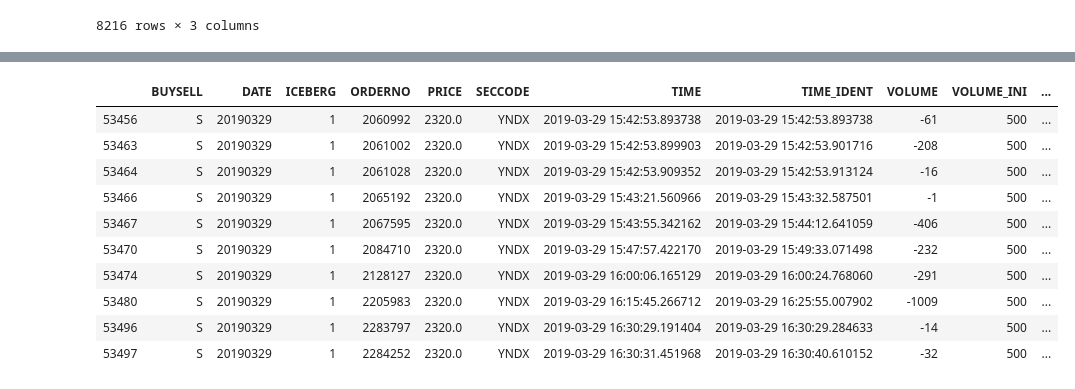
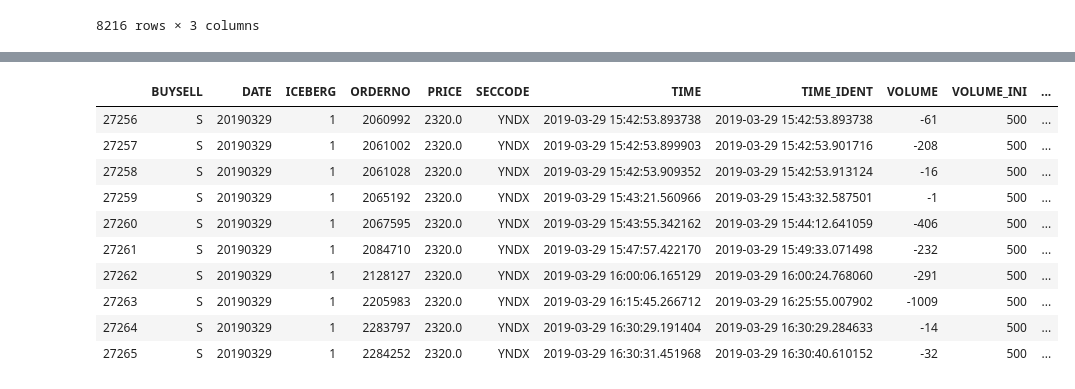
Before and after one commit to katya-luzina/master_thesis, a Jupyter notebook: определение цепочки айсберг-заявок .ipynb, the cells around one changed output, grey strips where cells are left out. Drawn from its saved outputs; the diff is of its cells as text; code cells hidden in the pictures.

```diff
--- a/определение цепочки айсберг-заявок .ipynb
+++ b/определение цепочки айсберг-заявок .ipynb
@@ -180,3 +181,0 @@ groups_1.ID[-2][4]
-# %%
-test = groups_1.ID[-2]
-len(test)
@@ -189,23 +274,23 @@ test[0]
 # %%
-iceberg_all.loc[(iceberg_all['ID']==test[0]) |
-                (iceberg_all['ID']==test[1]) |
-                (iceberg_all['ID']==test[2]) |
-                (iceberg_all['ID']==test[3]) |
-                (iceberg_all['ID']==test[4]) |
-                (iceberg_all['ID']==test[5]) |
-                (iceberg_all['ID']==test[6]) |
-                (iceberg_all['ID']==test[7]) |
-                (iceberg_all['ID']==test[8]) |
-                (iceberg_all['ID']==test[9])]
+a.loc[(a['ID']==test[0]) |
+      (a['ID']==test[1]) |
+      (a['ID']==test[2]) |
+      (a['ID']==test[3]) |
+      (a['ID']==test[4]) |
+      (a['ID']==test[5]) |
+      (a['ID']==test[6]) |
+      (a['ID']==test[7]) |
+      (a['ID']==test[8]) |
+      (a['ID']==test[9]) ]
 # %% [output]
 |  | BUYSELL | DATE | ICEBERG | ORDERNO | PRICE | SECCODE | TIME | TIME_IDENT | VOLUME | VOLUME_INI | ... |
-| 53456 | S | 20190329 | 1 | 2060992 | 2320.0 | YNDX | 2019-03-29 15:42:53.893738 | 2019-03-29 15:42:53.893738 | -61 | 500 | ... |
-| 53463 | S | 20190329 | 1 | 2061002 | 2320.0 | YNDX | 2019-03-29 15:42:53.899903 | 2019-03-29 15:42:53.901716 | -208 | 500 | ... |
-| 53464 | S | 20190329 | 1 | 2061028 | 2320.0 | YNDX | 2019-03-29 15:42:53.909352 | 2019-03-29 15:42:53.913124 | -16 | 500 | ... |
-| 53466 | S | 20190329 | 1 | 2065192 | 2320.0 | YNDX | 2019-03-29 15:43:21.560966 | 2019-03-29 15:43:32.587501 | -1 | 500 | ... |
-| 53467 | S | 20190329 | 1 | 2067595 | 2320.0 | YNDX | 2019-03-29 15:43:55.342162 | 2019-03-29 15:44:12.641059 | -406 | 500 | ... |
-| 53470 | S | 20190329 | 1 | 2084710 | 2320.0 | YNDX | 2019-03-29 15:47:57.422170 | 2019-03-29 15:49:33.071498 | -232 | 500 | ... |
-| 53474 | S | 20190329 | 1 | 2128127 | 2320.0 | YNDX | 2019-03-29 16:00:06.165129 | 2019-03-29 16:00:24.768060 | -291 | 500 | ... |
-| 53480 | S | 20190329 | 1 | 2205983 | 2320.0 | YNDX | 2019-03-29 16:15:45.266712 | 2019-03-29 16:25:55.007902 | -1009 | 500 | ... |
-| 53496 | S | 20190329 | 1 | 2283797 | 2320.0 | YNDX | 2019-03-29 16:30:29.191404 | 2019-03-29 16:30:29.284633 | -14 | 500 | ... |
-| 53497 | S | 20190329 | 1 | 2284252 | 2320.0 | YNDX | 2019-03-29 16:30:31.451968 | 2019-03-29 16:30:40.610152 | -32 | 500 | ... |
+| 27256 | S | 20190329 | 1 | 2060992 | 2320.0 | YNDX | 2019-03-29 15:42:53.893738 | 2019-03-29 15:42:53.893738 | -61 | 500 | ... |
+| 27257 | S | 20190329 | 1 | 2061002 | 2320.0 | YNDX | 2019-03-29 15:42:53.899903 | 2019-03-29 15:42:53.901716 | -208 | 500 | ... |
+| 27258 | S | 20190329 | 1 | 2061028 | 2320.0 | YNDX | 2019-03-29 15:42:53.909352 | 2019-03-29 15:42:53.913124 | -16 | 500 | ... |
+| 27259 | S | 20190329 | 1 | 2065192 | 2320.0 | YNDX | 2019-03-29 15:43:21.560966 | 2019-03-29 15:43:32.587501 | -1 | 500 | ... |
+| 27260 | S | 20190329 | 1 | 2067595 | 2320.0 | YNDX | 2019-03-29 15:43:55.342162 | 2019-03-29 15:44:12.641059 | -406 | 500 | ... |
+| 27261 | S | 20190329 | 1 | 2084710 | 2320.0 | YNDX | 2019-03-29 15:47:57.422170 | 2019-03-29 15:49:33.071498 | -232 | 500 | ... |
+| 27262 | S | 20190329 | 1 | 2128127 | 2320.0 | YNDX | 2019-03-29 16:00:06.165129 | 2019-03-29 16:00:24.768060 | -291 | 500 | ... |
+| 27263 | S | 20190329 | 1 | 2205983 | 2320.0 | YNDX | 2019-03-29 16:15:45.266712 | 2019-03-29 16:25:55.007902 | -1009 | 500 | ... |
+| 27264 | S | 20190329 | 1 | 2283797 | 2320.0 | YNDX | 2019-03-29 16:30:29.191404 | 2019-03-29 16:30:29.284633 | -14 | 500 | ... |
+| 27265 | S | 20190329 | 1 | 2284252 | 2320.0 | YNDX | 2019-03-29 16:30:31.451968 | 2019-03-29 16:30:40.610152 | -32 | 500 | ... |
```
Also changed, not shown: parts of 26 cells of this notebook.
